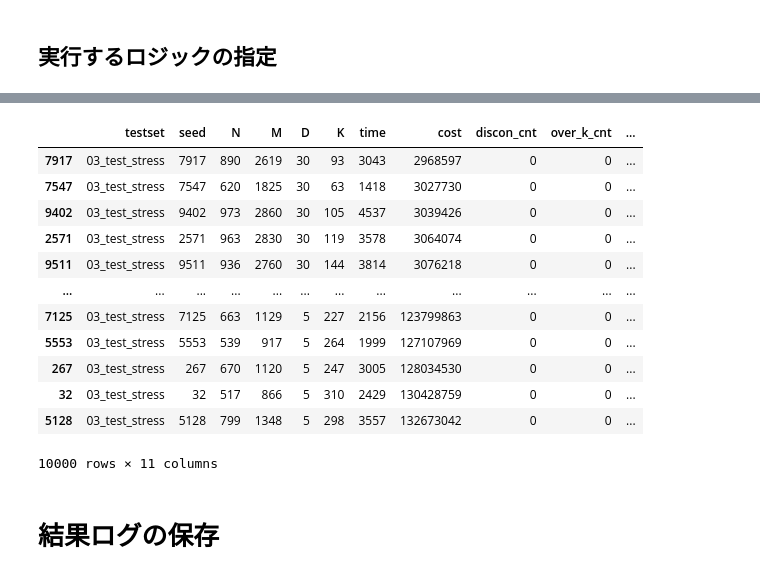
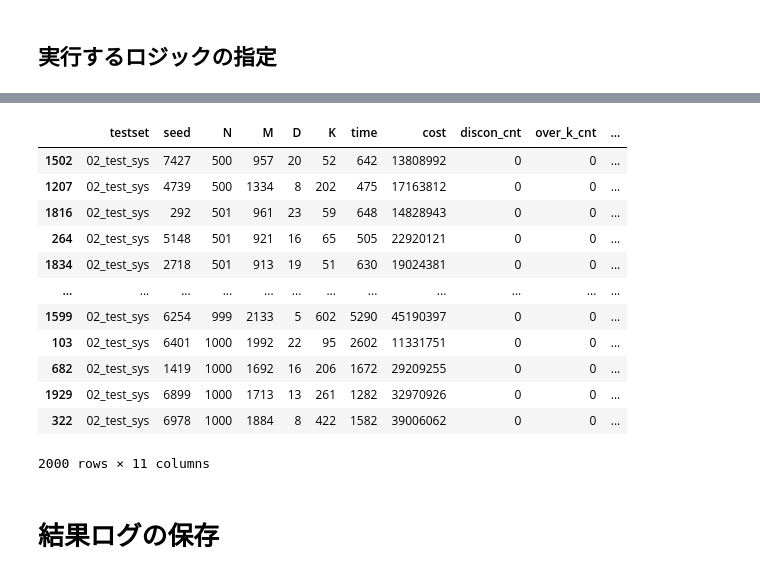
Before and after one commit to starpentagon/ahc017, a Jupyter notebook: work/90_notebook/01_test.ipynb, the cells around one changed output, grey strips where cells are left out. Drawn from its saved outputs; the diff is of its cells as text; code cells hidden in the pictures.

```diff
--- a/work/90_notebook/01_test.ipynb
+++ b/work/90_notebook/01_test.ipynb
@@ -25,7 +25,7 @@ stress_seed_df = pd.read_csv(os.path.join(TESTSET_DIR, '03_test_stress.csv'), us
 ## 実行するロジックの指定
 # %%
 # 実行プログラムにタグをつけておく
-PROG_TAG = 'min_bypass'
+PROG_TAG = 'face_group_min_max_bet_1k'
 # %%
 def solve(seed, N, M, D, K, problem, prog_path):
     start_time = time.perf_counter()
@@ -78,16 +78,16 @@ def run_test(testset_name):
 
         try:
             # コスト
-            cost = int(res.stderr.decode('utf-8').split()[0].replace('Cost=', ''))
+            cost = int(res.stderr.decode('utf-8').split()[-4].replace('Cost=', ''))
 
             # 非連結なノードペア数
-            discon_cnt = int(res.stderr.decode('utf-8').split()[1].replace('DisconCnt=', ''))
+            discon_cnt = int(res.stderr.decode('utf-8').split()[-3].replace('DisconCnt=', ''))
 
             # 工事辺数のオーバー
-            over_k_cnt = int(res.stderr.decode('utf-8').split()[2].replace('OverK=', ''))
+            over_k_cnt = int(res.stderr.decode('utf-8').split()[-2].replace('OverK=', ''))
 
             # 迂回路中の辺の数
-            in_bypass_cnt = int(res.stderr.decode('utf-8').split()[3].replace('InBypass=', ''))
+            in_bypass_cnt = int(res.stderr.decode('utf-8').split()[-1].replace('InBypass=', ''))
 
         except Exception as e:
             print('Error: seed={}'.format(seed))
@@ -154,14 +154,13 @@ def get_summary_df(result_df):
 
     return summary_all_df
 # %%
-PROG_NAME_LIST = ['main']
+PROG_NAME_LIST = ['main_adj_k']
 #PROG_NAME_LIST = ['main', 'main_off']
 
-#TEST_LIST = ['00_test_mini']
 #testset_name = '00_test_mini'
 #testset_name = '01_test_pre'
-#testset_name = '02_test_sys'
-testset_name = '03_test_stress'
+testset_name = '02_test_sys'
+#testset_name = '03_test_stress'
 
 result_dict = {}
 summary_all_dict = {}
@@ -218,19 +225,19 @@ summary_df
 # %%
-result_df.sort_values('cost')
+result_df.sort_values('N')
 # %% [output]
 |  | testset | seed | N | M | D | K | time | cost | discon_cnt | over_k_cnt | ... |
-| 7917 | 03_test_stress | 7917 | 890 | 2619 | 30 | 93 | 3043 | 2968597 | 0 | 0 | ... |
-| 7547 | 03_test_stress | 7547 | 620 | 1825 | 30 | 63 | 1418 | 3027730 | 0 | 0 | ... |
-| 9402 | 03_test_stress | 9402 | 973 | 2860 | 30 | 105 | 4537 | 3039426 | 0 | 0 | ... |
-| 2571 | 03_test_stress | 2571 | 963 | 2830 | 30 | 119 | 3578 | 3064074 | 0 | 0 | ... |
-| 9511 | 03_test_stress | 9511 | 936 | 2760 | 30 | 144 | 3814 | 3076218 | 0 | 0 | ... |
+| 1502 | 02_test_sys | 7427 | 500 | 957 | 20 | 52 | 642 | 13808992 | 0 | 0 | ... |
+| 1207 | 02_test_sys | 4739 | 500 | 1334 | 8 | 202 | 475 | 17163812 | 0 | 0 | ... |
+| 1816 | 02_test_sys | 292 | 501 | 961 | 23 | 59 | 648 | 14828943 | 0 | 0 | ... |
+| 264 | 02_test_sys | 5148 | 501 | 921 | 16 | 65 | 505 | 22920121 | 0 | 0 | ... |
+| 1834 | 02_test_sys | 2718 | 501 | 913 | 19 | 51 | 630 | 19024381 | 0 | 0 | ... |
 | ... | ... | ... | ... | ... | ... | ... | ... | ... | ... | ... | ... |
-| 7125 | 03_test_stress | 7125 | 663 | 1129 | 5 | 227 | 2156 | 123799863 | 0 | 0 | ... |
-| 5553 | 03_test_stress | 5553 | 539 | 917 | 5 | 264 | 1999 | 127107969 | 0 | 0 | ... |
-| 267 | 03_test_stress | 267 | 670 | 1120 | 5 | 247 | 3005 | 128034530 | 0 | 0 | ... |
-| 32 | 03_test_stress | 32 | 517 | 866 | 5 | 310 | 2429 | 130428759 | 0 | 0 | ... |
-| 5128 | 03_test_stress | 5128 | 799 | 1348 | 5 | 298 | 3557 | 132673042 | 0 | 0 | ... |
+| 1599 | 02_test_sys | 6254 | 999 | 2133 | 5 | 602 | 5290 | 45190397 | 0 | 0 | ... |
+| 103 | 02_test_sys | 6401 | 1000 | 1992 | 22 | 95 | 2602 | 11331751 | 0 | 0 | ... |
+| 682 | 02_test_sys | 1419 | 1000 | 1692 | 16 | 206 | 1672 | 29209255 | 0 | 0 | ... |
+| 1929 | 02_test_sys | 6899 | 1000 | 1713 | 13 | 261 | 1282 | 32970926 | 0 | 0 | ... |
+| 322 | 02_test_sys | 6978 | 1000 | 1884 | 8 | 422 | 1582 | 39006062 | 0 | 0 | ... |
-10000 rows × 11 columns
+2000 rows × 11 columns
 # %% [markdown]
 # 結果ログの保存
 # %%
```
Also changed, not shown: parts of 5 cells of this notebook, 22 other files.
